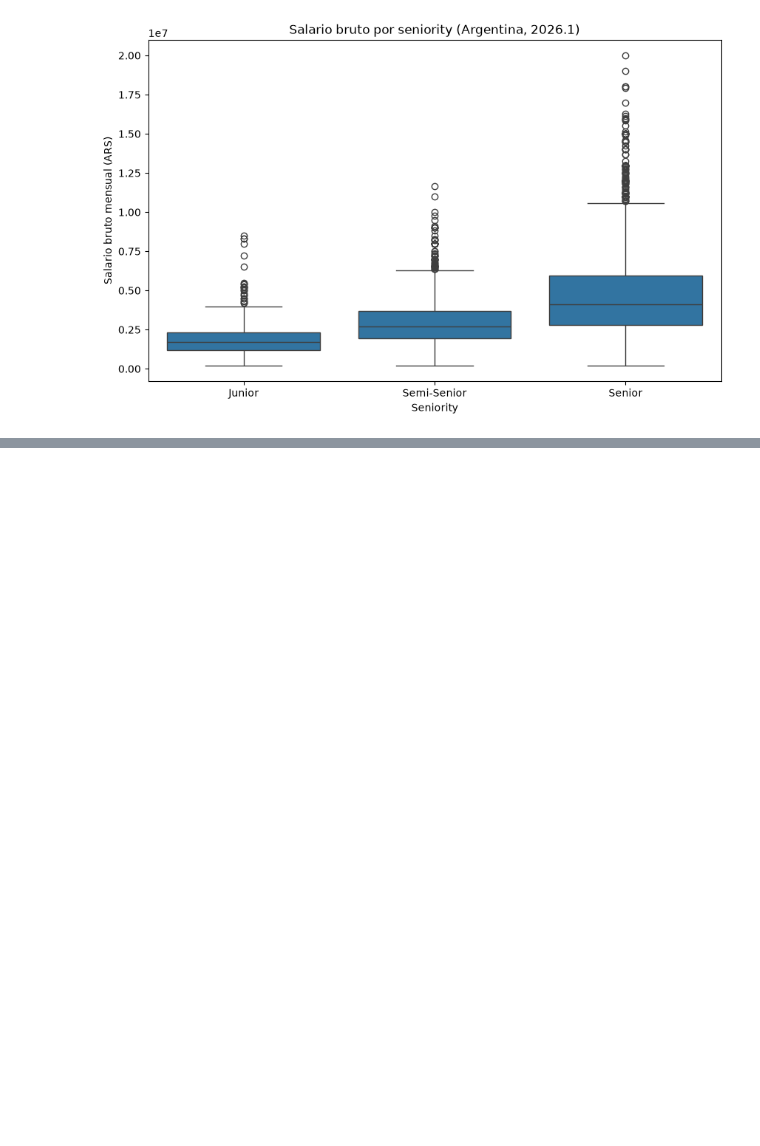
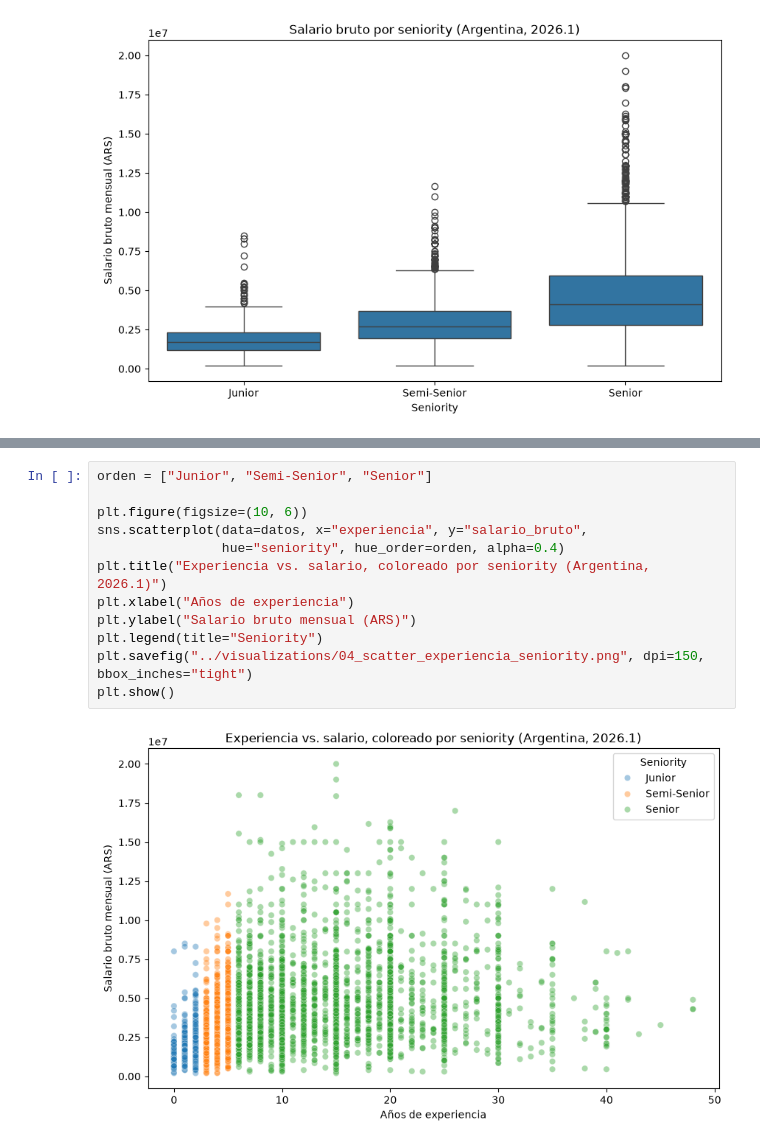
Before and after one commit to LautaroFlores47/analisis-sueldos-it, a Jupyter notebook: notebooks/03_analisis.ipynb, the cells around one changed output, grey strips where cells are left out. Cells and saved outputs as stored; diff of their text form; blank space fills up the shorter version.

```diff
--- a/notebooks/03_analisis.ipynb
+++ b/notebooks/03_analisis.ipynb
@@ -56,0 +70,14 @@ plt.show()
+# %%
+orden = ["Junior", "Semi-Senior", "Senior"]
+
+plt.figure(figsize=(10, 6))
+sns.scatterplot(data=datos, x="experiencia", y="salario_bruto",
+                hue="seniority", hue_order=orden, alpha=0.4)
+plt.title("Experiencia vs. salario, coloreado por seniority (Argentina, 2026.1)")
+plt.xlabel("Años de experiencia")
+plt.ylabel("Salario bruto mensual (ARS)")
+plt.legend(title="Seniority")
+plt.savefig("../visualizations/04_scatter_experiencia_seniority.png", dpi=150, bbox_inches="tight")
+plt.show()
+# %% [output]
+[figure, added]
```
Also changed, not shown: parts of 3 cells of this notebook, 3 other files.
